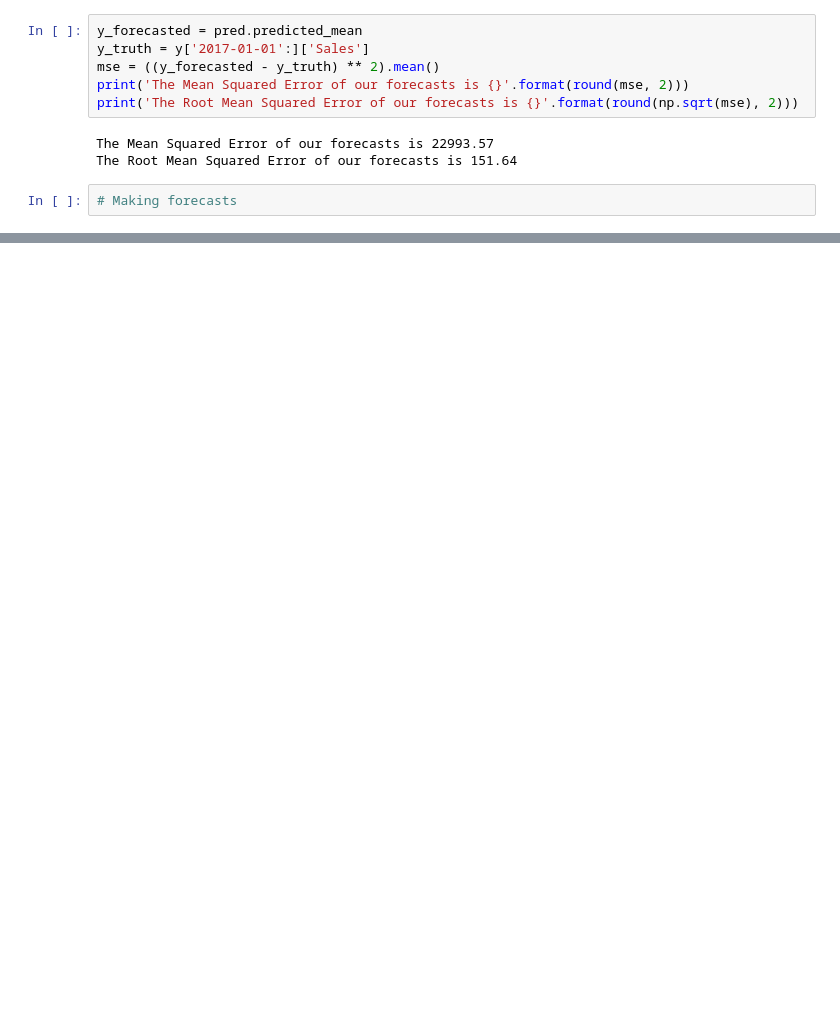
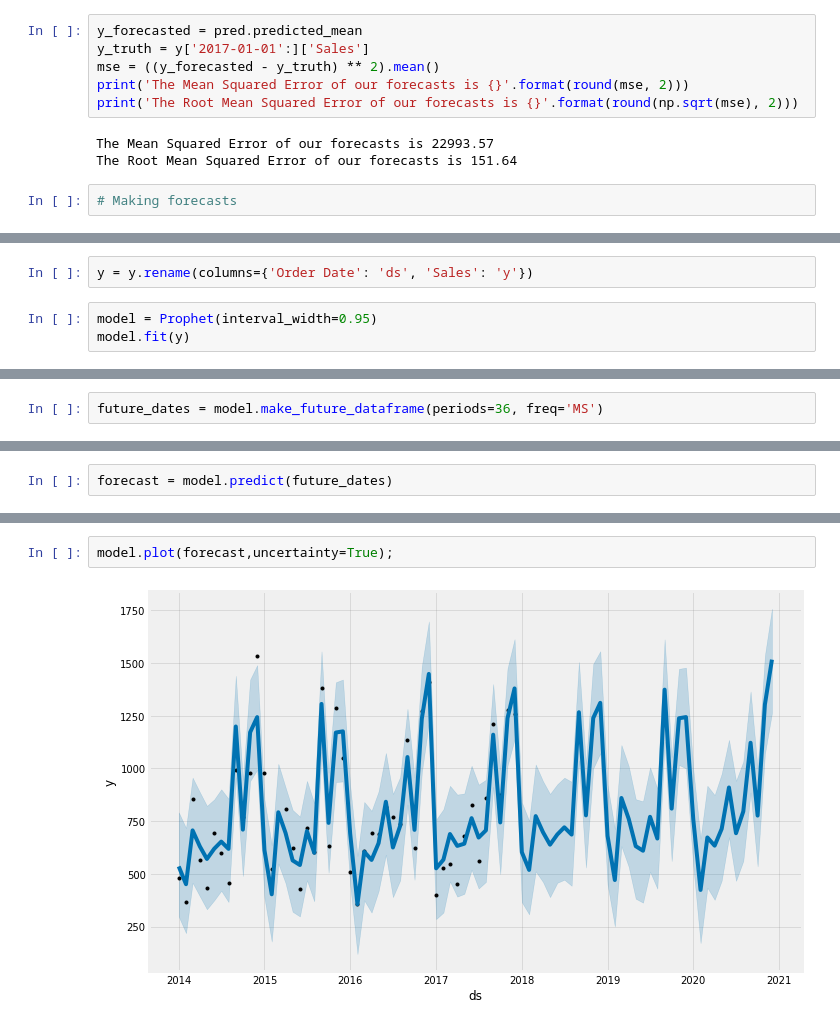
Before and after one commit to aldodec/Time_Series_Analysis, a Jupyter notebook: Time_Series_Analysis.ipynb, the cells around one changed output, grey strips where cells are left out. Saved outputs shown, nothing was run; the diff lists cells and outputs as text; blank space fills up the shorter version.

```diff
--- a/Time_Series_Analysis.ipynb
+++ b/Time_Series_Analysis.ipynb
@@ -227,0 +238,5 @@ plt.show()
+# %%
+y = y.rename(columns={'Order Date': 'ds', 'Sales': 'y'})
+# %%
+model = Prophet(interval_width=0.95)
+model.fit(y)
@@ -227,0 +249,2 @@ plt.show()
+# %%
+future_dates = model.make_future_dataframe(periods=36, freq='MS')
@@ -227,0 +260,2 @@ plt.show()
+# %%
+forecast = model.predict(future_dates)
@@ -227,0 +271,4 @@ plt.show()
+# %%
+model.plot(forecast,uncertainty=True);
+# %% [output]
+[figure, added]
```
Also changed, not shown: parts of 16 cells of this notebook.
